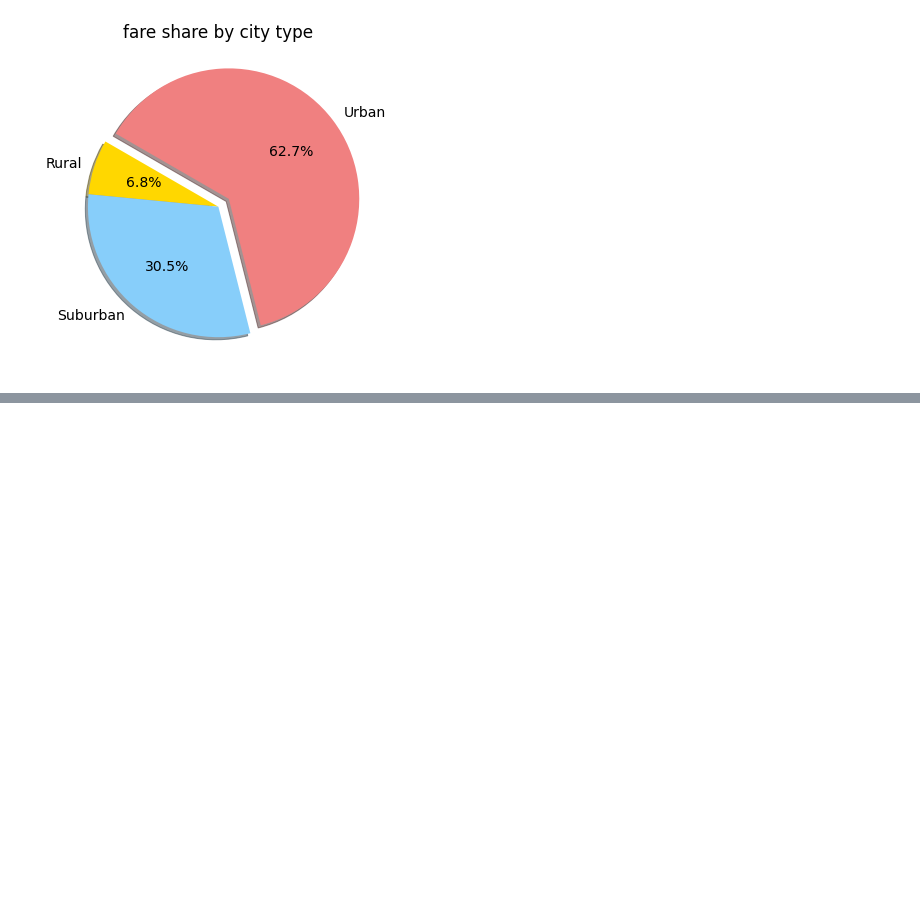
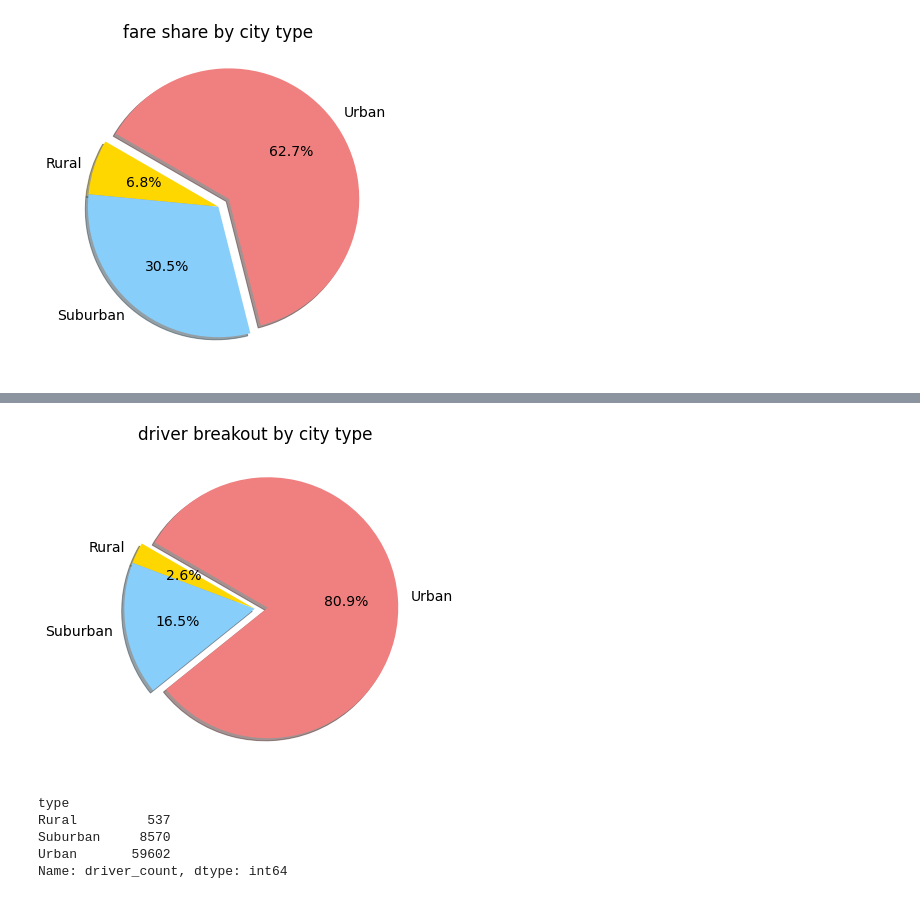
Before and after one commit to PhilSchechter/PyBer_Analysis, a Jupyter notebook: PyBer.ipynb, the cells around one changed output, grey strips where cells are left out. Saved outputs shown, nothing was run; the diff lists cells and outputs as text; code cells hidden in the pictures; blank space fills up the shorter version.

```diff
--- a/PyBer.ipynb
+++ b/PyBer.ipynb
@@ -498,0 +517,26 @@ plt.show()
+# %%
+# Calculate the percentage of rides for each city type.
+driver_by_type = city_data_df.groupby(["type"]).sum()["driver_count"]
+
+#import matplotlib as mpl
+plt.subplots(figsize=(10,6))
+plt.pie(driver_by_type,
+        labels=["Rural","Suburban","Urban"],
+        colors=['gold','lightskyblue','lightcoral'],
+        explode=[0,0,.1],
+        autopct='%1.1f%%',
+        shadow=True,startangle=150)
+plt.title("driver breakout by city type")
+mpl.rcParams['font.size']=14
+plt.savefig("analysis/Fig6.png")
+plt.show()
+# %% [output]
+[figure, added]
+# %%
+driver_by_type
+# %% [output]
+type
+Rural         537
+Suburban     8570
+Urban       59602
+Name: driver_count, dtype: int64
```
Also changed, not shown: parts of 2 cells of this notebook, 1 other file.
